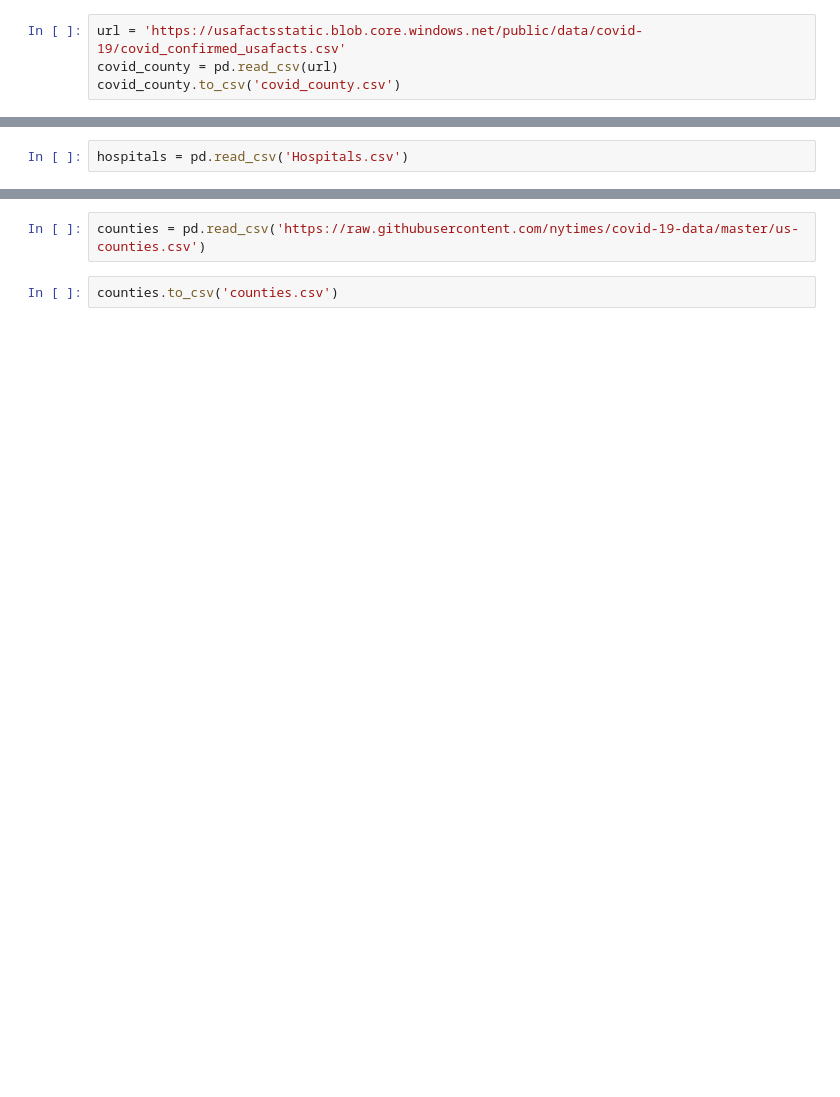
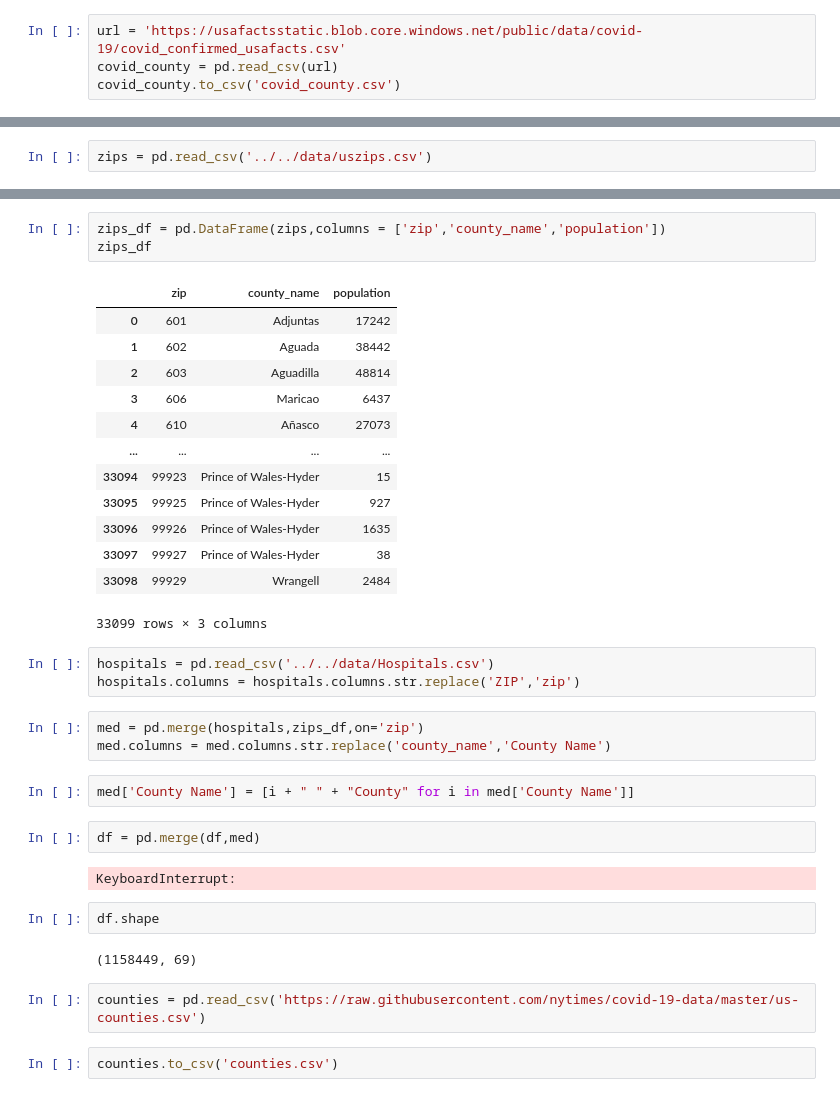
Before and after one commit to Agelf123/covid_predictions, a Jupyter notebook: code/aryeh/Covid Data Collection.ipynb, the cells around one changed output, grey strips where cells are left out. Drawn from its saved outputs; the diff is of its cells as text; blank space fills up the shorter version.

```diff
--- a/code/aryeh/Covid Data Collection.ipynb
+++ b/code/aryeh/Covid Data Collection.ipynb
@@ -64,2 +70,2 @@ covid_county
 # %%
-hospitals = pd.read_csv('Hospitals.csv')
+zips = pd.read_csv('../../data/uszips.csv')
@@ -82,3 +72,36 @@ hospitals.sort_values()
+# %%
+zips_df = pd.DataFrame(zips,columns = ['zip','county_name','population'])
+zips_df
+# %% [output]
+|  | zip | county_name | population |
+| 0 | 601 | Adjuntas | 17242 |
+| 1 | 602 | Aguada | 38442 |
+| 2 | 603 | Aguadilla | 48814 |
+| 3 | 606 | Maricao | 6437 |
+| 4 | 610 | Añasco | 27073 |
+| ... | ... | ... | ... |
+| 33094 | 99923 | Prince of Wales-Hyder | 15 |
+| 33095 | 99925 | Prince of Wales-Hyder | 927 |
+| 33096 | 99926 | Prince of Wales-Hyder | 1635 |
+| 33097 | 99927 | Prince of Wales-Hyder | 38 |
+| 33098 | 99929 | Wrangell | 2484 |
+33099 rows × 3 columns
+# %%
+hospitals = pd.read_csv('../../data/Hospitals.csv')
+hospitals.columns = hospitals.columns.str.replace('ZIP','zip')
+# %%
+med = pd.merge(hospitals,zips_df,on='zip')
+med.columns = med.columns.str.replace('county_name','County Name')
+# %%
+med['County Name'] = [i + " " + "County" for i in med['County Name']]
+# %%
+df = pd.merge(df,med)
+# %% [output]
+KeyboardInterrupt:
+# %%
+df.shape
+# %% [output]
+(1158449, 69)
 # %%
 counties = pd.read_csv('https://raw.githubusercontent.com/nytimes/covid-19-data/master/us-counties.csv')
 # %%
```
Also changed, not shown: parts of 35 cells of this notebook, 7 other files.
